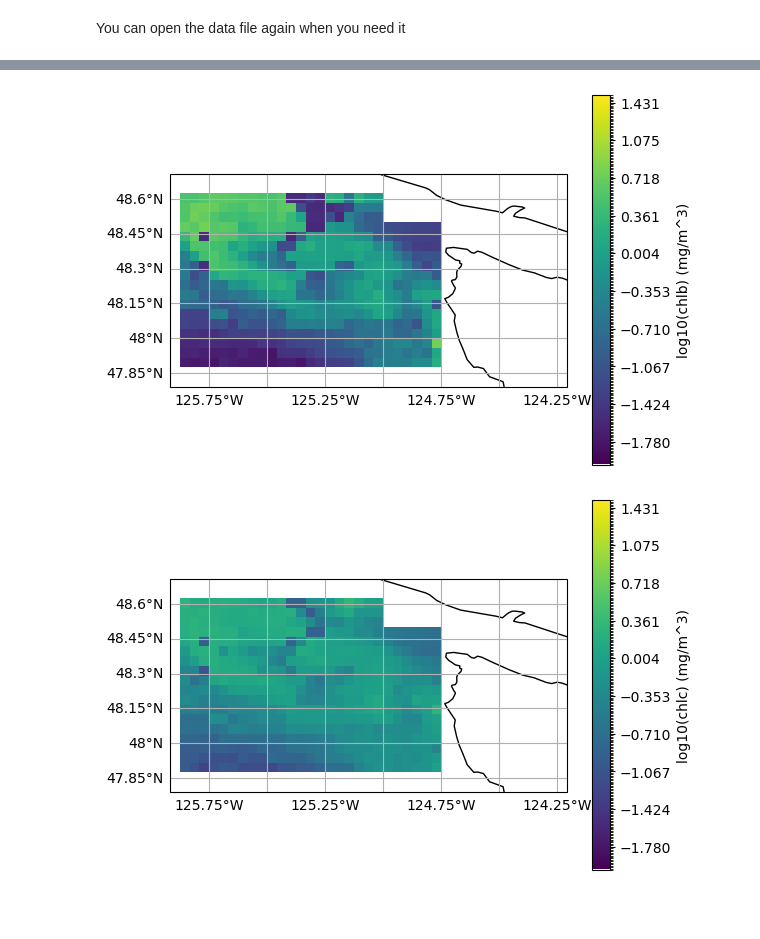
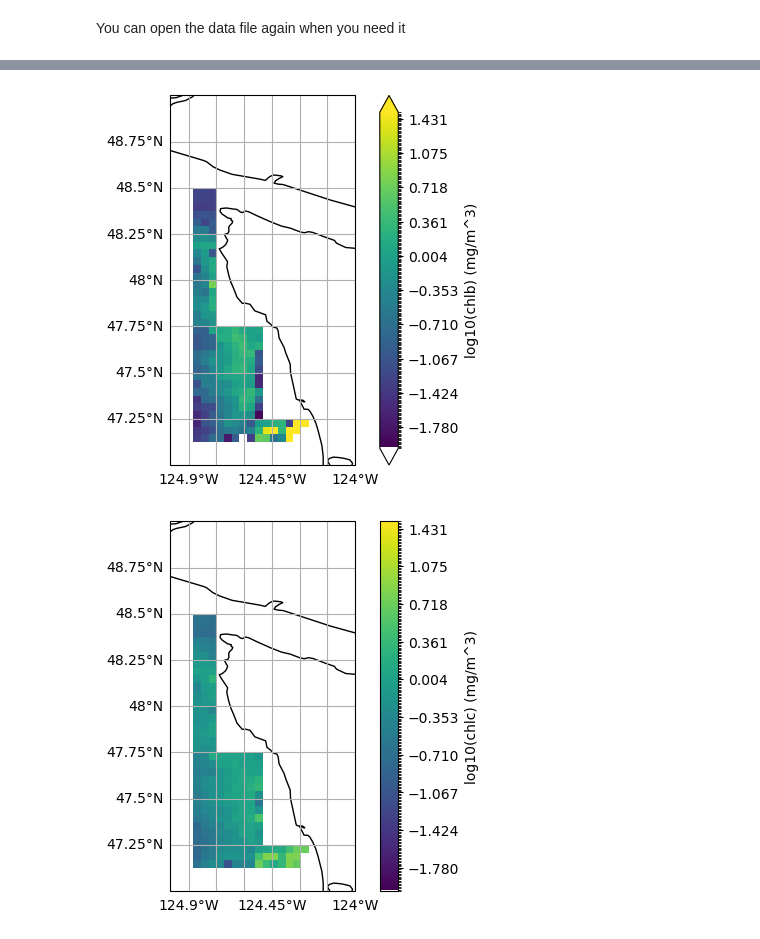
Before and after one commit to max-danenhower/pace-rrs-inversions-pigments, a Jupyter notebook: pace_to_pigments.ipynb, the cells around one changed output, grey strips where cells are left out. Cells and saved outputs as stored; diff of their text form; code cells hidden in the pictures; blank space fills up the shorter version.

```diff
--- a/pace_to_pigments.ipynb
+++ b/pace_to_pigments.ipynb
@@ -18,6 +16,6 @@ First download Rrs, salinity, and temperature data by calling utils.load_data().
 # %%
 # download Rrs, salinity, and temp data from 2024-06-12 to 2024-06-15 at 4km resolution
-rrs_paths, sal_paths, temp_paths = utils.load_data(('2024-06-12','2024-06-15'), '4km')
+rrs_paths, sal_paths, temp_paths = L3_utils.load_data(('2024-06-12','2024-06-15'), '4km')
 # %% [output]
 Granules found: 4
  Getting 4 granules, approx download size: 2.66 GB
@@ -158,0 +138,6 @@ utils.plot_pigments(pigments['chla'], 0, 10, 'chla (mg/m^3)')
+# %%
+#Use average Rrs, salinity, and temperature values from 2024-06-12 to 2024-06-15 to estimate pigments for the same area as above.
+bbox = (-125, 47, -124, 49)
+avg_pigments = L3_utils.estimate_inv_pigments(rrs_paths, sal_paths, temp_paths, bbox)
+avg_pigments.to_netcdf('pigments/wash_coast_avg')
+avg_pigments
@@ -166,16 +170,16 @@ utils.plot_pigments(log_chla, -2, 1.5, 'log10(chla) (mg/m^3)')
 # %%
 # plot chlorophyll b on a log 10 scale
-chlb = pigments['chlb']
+chlb = avg_pigments['chlb']
 log_chlb = np.log10(chlb)
-utils.plot_pigments(log_chlb, -2, 1.5, 'log10(chlb) (mg/m^3)')
+L3_utils.plot_pigments(log_chlb, -2, 1.5, 'log10(chlb) (mg/m^3)')
 # %% [output]
-[figure, old version]
+[figure, new version]
 # %%
 # plot chlorophyll c on a log 10 scale
-chlc = pigments['chlc']
+chlc = avg_pigments['chlc']
 log_chlc = np.log10(chlc)
-utils.plot_pigments(log_chlc, -2, 1.5, 'log10(chlc) (mg/m^3)')
+L3_utils.plot_pigments(log_chlc, -2, 1.5, 'log10(chlc) (mg/m^3)')
 # %% [output]
-[figure, old version]
+[figure, new version]
 # %%
 # plot PPC on a log 10 scale
```
Also changed, not shown: parts of 23 cells of this notebook.
